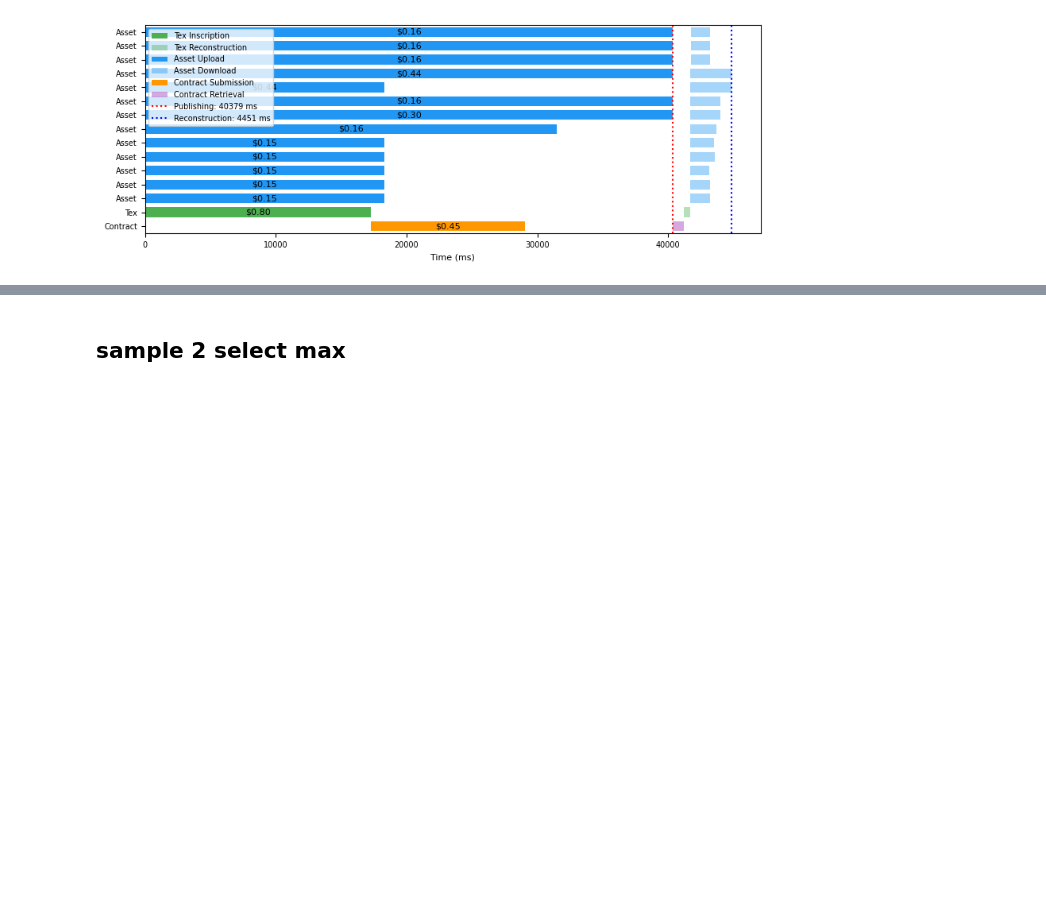
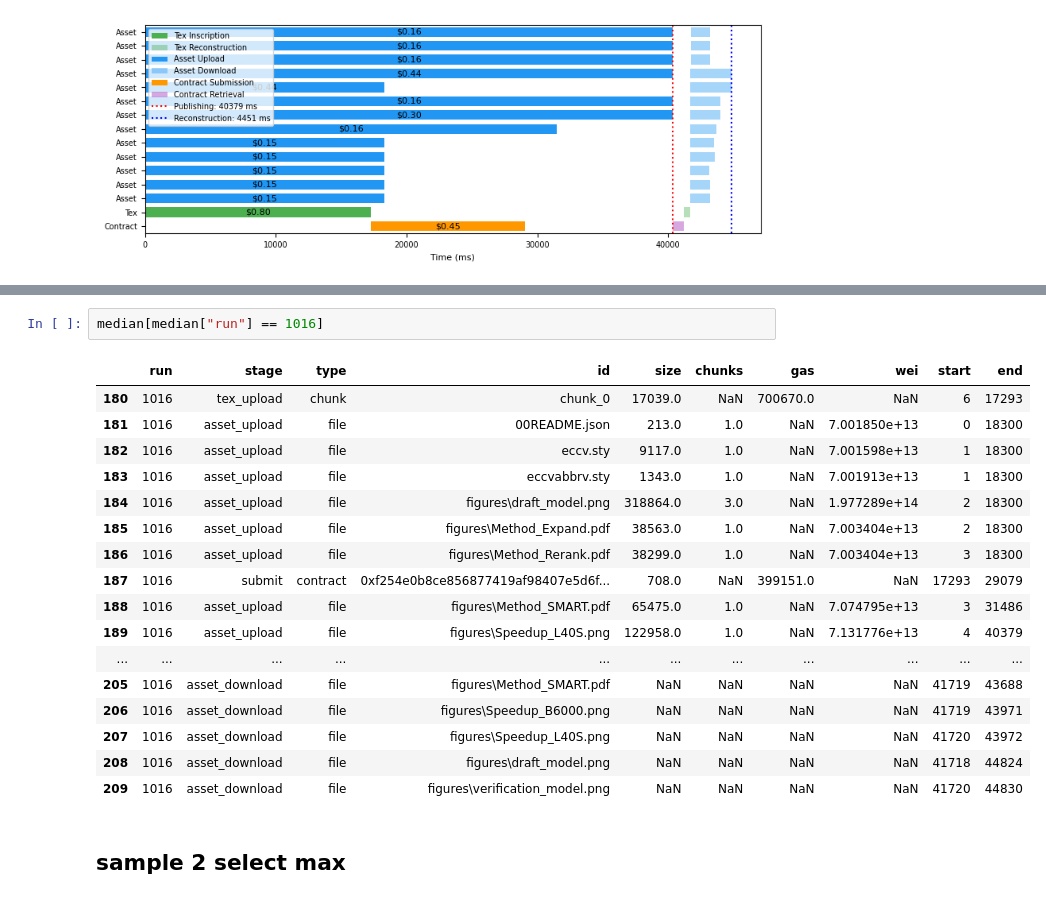
Before and after one commit to thales-must/dapp-ri, a Jupyter notebook: analysis/trace.ipynb, the cells around one changed output, grey strips where cells are left out. Drawn from its saved outputs; the diff is of its cells as text; blank space fills up the shorter version.

```diff
--- a/analysis/trace.ipynb
+++ b/analysis/trace.ipynb
@@ -536,6 +538,26 @@ print(generate_pipeline_table_latex(median, 1016))
     & 32,146 & 1 & 0.16 & 40,373 & 1,478 \\
     \bottomrule
   \end{tabular*}
+# %%
+median[median["run"] == 1016]
+# %% [output]
+|  | run | stage | type | id | size | chunks | gas | wei | start | end |
+| 180 | 1016 | tex_upload | chunk | chunk_0 | 17039.0 | NaN | 700670.0 | NaN | 6 | 17293 |
+| 181 | 1016 | asset_upload | file | 00README.json | 213.0 | 1.0 | NaN | 7.001850e+13 | 0 | 18300 |
+| 182 | 1016 | asset_upload | file | eccv.sty | 9117.0 | 1.0 | NaN | 7.001598e+13 | 1 | 18300 |
+| 183 | 1016 | asset_upload | file | eccvabbrv.sty | 1343.0 | 1.0 | NaN | 7.001913e+13 | 1 | 18300 |
+| 184 | 1016 | asset_upload | file | figures\draft_model.png | 318864.0 | 3.0 | NaN | 1.977289e+14 | 2 | 18300 |
+| 185 | 1016 | asset_upload | file | figures\Method_Expand.pdf | 38563.0 | 1.0 | NaN | 7.003404e+13 | 2 | 18300 |
+| 186 | 1016 | asset_upload | file | figures\Method_Rerank.pdf | 38299.0 | 1.0 | NaN | 7.003404e+13 | 3 | 18300 |
+| 187 | 1016 | submit | contract | 0xf254e0b8ce856877419af98407e5d6f... | 708.0 | NaN | 399151.0 | NaN | 17293 | 29079 |
+| 188 | 1016 | asset_upload | file | figures\Method_SMART.pdf | 65475.0 | 1.0 | NaN | 7.074795e+13 | 3 | 31486 |
+| 189 | 1016 | asset_upload | file | figures\Speedup_L40S.png | 122958.0 | 1.0 | NaN | 7.131776e+13 | 4 | 40379 |
+| ... | ... | ... | ... | ... | ... | ... | ... | ... | ... | ... |
+| 205 | 1016 | asset_download | file | figures\Method_SMART.pdf | NaN | NaN | NaN | NaN | 41719 | 43688 |
+| 206 | 1016 | asset_download | file | figures\Speedup_B6000.png | NaN | NaN | NaN | NaN | 41719 | 43971 |
+| 207 | 1016 | asset_download | file | figures\Speedup_L40S.png | NaN | NaN | NaN | NaN | 41720 | 43972 |
+| 208 | 1016 | asset_download | file | figures\draft_model.png | NaN | NaN | NaN | NaN | 41718 | 44824 |
+| 209 | 1016 | asset_download | file | figures\verification_model.png | NaN | NaN | NaN | NaN | 41720 | 44830 |
 # %% [markdown]
 ## sample 2 select max
 # %%
```
Also changed, not shown: parts of 9 cells of this notebook, 7 other files.
